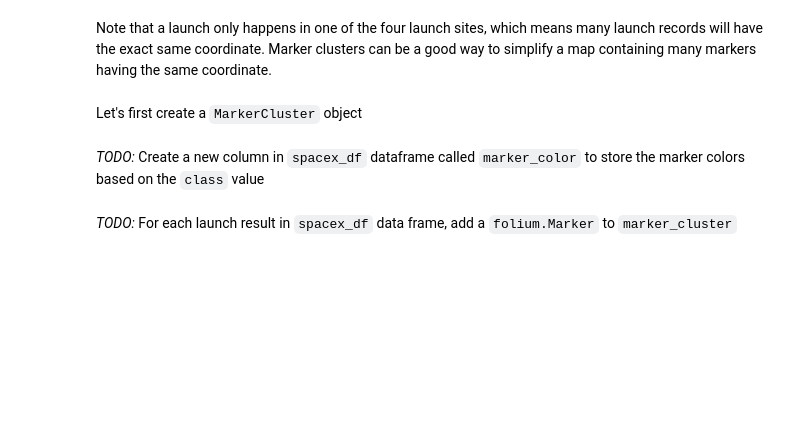
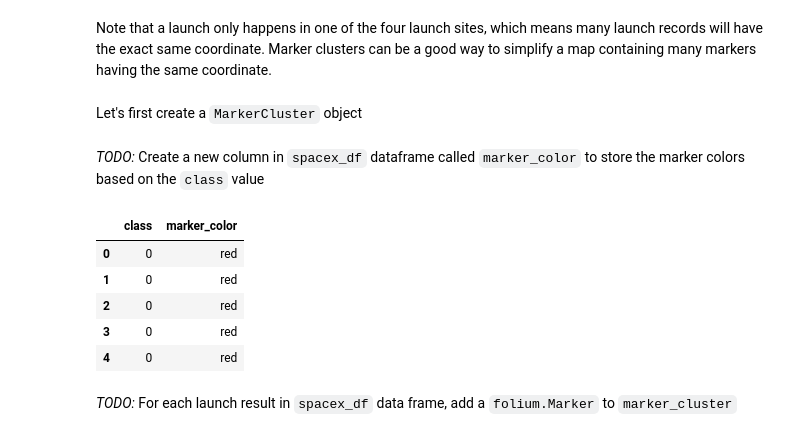
Before and after one commit to LargoLujan/falcon9-landing-prediction-ibm-capstone, a Jupyter notebook: lab_jupyter_launch_site_location.ipynb, the cells around one changed output. Cells and saved outputs as stored; diff of their text form; code cells hidden in the pictures; blank space fills up the shorter version.

```diff
--- a/lab_jupyter_launch_site_location.ipynb
+++ b/lab_jupyter_launch_site_location.ipynb
@@ -228,10 +186,28 @@ marker_cluster = MarkerCluster()
 # %% [markdown]
 *TODO:* Create a new column in `spacex_df` dataframe called `marker_color` to store the marker colors based on the `class` value
 # %%
+
 # Apply a function to check the value of `class` column
 # If class=1, marker_color value will be green
 # If class=0, marker_color value will be red
+# Definir una función que asigne colores basados en el valor de la columna 'class'
+def assign_marker_color(launch_class):
+    if launch_class == 1:
+        return 'green'  # Éxito
+    else:
+        return 'red'    # Fracaso
 
-spacex_df['marker_color'] = spacex_df['class'].apply(lambda x: 'green' if x == 1 else 'red')
+# Crear una nueva columna 'marker_color' aplicando la función a la columna 'class'
+spacex_df['marker_color'] = spacex_df['class'].apply(assign_marker_color)
+
+# Verificar que la nueva columna ha sido añadida correctamente
+spacex_df[['class', 'marker_color']].head()
+# %% [output]
+|  | class | marker_color |
+| 0 | 0 | red |
+| 1 | 0 | red |
+| 2 | 0 | red |
+| 3 | 0 | red |
+| 4 | 0 | red |
 # %% [markdown]
 *TODO:* For each launch result in `spacex_df` data frame, add a `folium.Marker` to `marker_cluster`
```
Also changed, not shown: parts of 19 cells of this notebook, 4 other files.
